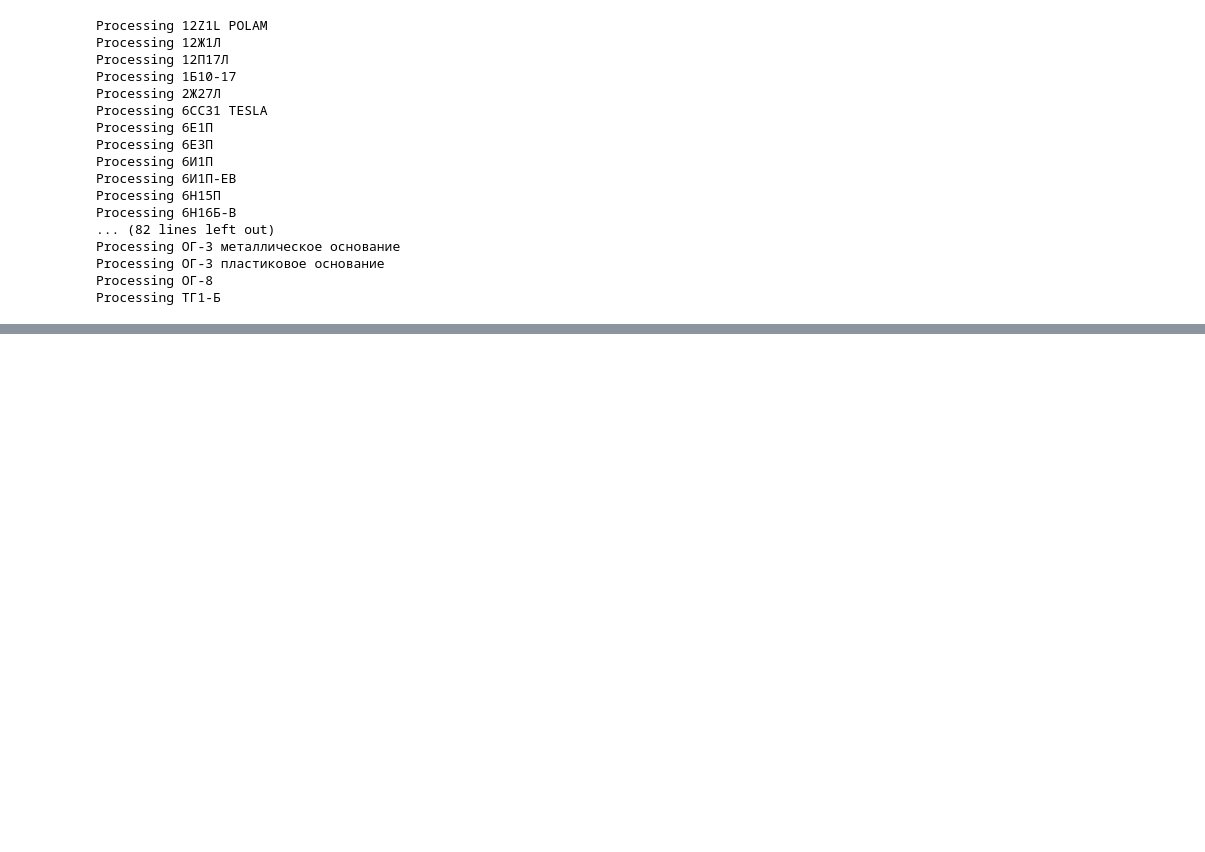
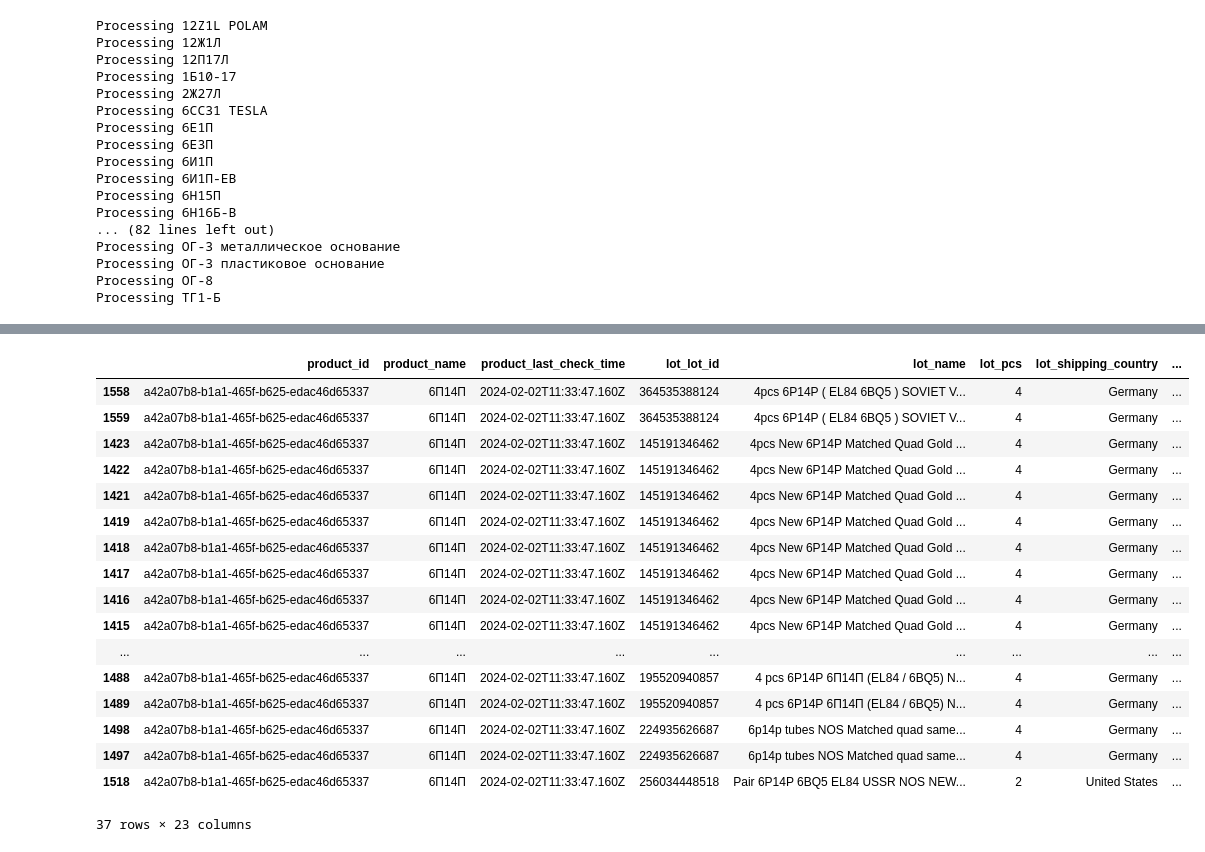
Before and after one commit to artyompetrov/Ebay, a Jupyter notebook: Python/Prices.ipynb, the cells around one changed output, grey strips where cells are left out. Saved outputs shown, nothing was run; the diff lists cells and outputs as text; code cells hidden in the pictures; blank space fills up the shorter version.

```diff
--- a/Python/Prices.ipynb
+++ b/Python/Prices.ipynb
@@ -143,3 +143,24 @@ df_hist.hist('total_price_per_pcs_usd', weights=df_hist.purchase_quantity);
+# %%
+df_hist.sort_values('total_price_per_pcs_usd')
+# %% [output]
+|  | product_id | product_name | product_last_check_time | lot_lot_id | lot_name | lot_pcs | lot_shipping_country | ... |
+| 1558 | a42a07b8-b1a1-465f-b625-edac46d65337 | 6П14П | 2024-02-02T11:33:47.160Z | 364535388124 | 4pcs 6P14P ( EL84 6BQ5 ) SOVIET V... | 4 | Germany | ... |
+| 1559 | a42a07b8-b1a1-465f-b625-edac46d65337 | 6П14П | 2024-02-02T11:33:47.160Z | 364535388124 | 4pcs 6P14P ( EL84 6BQ5 ) SOVIET V... | 4 | Germany | ... |
+| 1423 | a42a07b8-b1a1-465f-b625-edac46d65337 | 6П14П | 2024-02-02T11:33:47.160Z | 145191346462 | 4pcs New 6P14P Matched Quad Gold ... | 4 | Germany | ... |
+| 1422 | a42a07b8-b1a1-465f-b625-edac46d65337 | 6П14П | 2024-02-02T11:33:47.160Z | 145191346462 | 4pcs New 6P14P Matched Quad Gold ... | 4 | Germany | ... |
+| 1421 | a42a07b8-b1a1-465f-b625-edac46d65337 | 6П14П | 2024-02-02T11:33:47.160Z | 145191346462 | 4pcs New 6P14P Matched Quad Gold ... | 4 | Germany | ... |
+| 1419 | a42a07b8-b1a1-465f-b625-edac46d65337 | 6П14П | 2024-02-02T11:33:47.160Z | 145191346462 | 4pcs New 6P14P Matched Quad Gold ... | 4 | Germany | ... |
+| 1418 | a42a07b8-b1a1-465f-b625-edac46d65337 | 6П14П | 2024-02-02T11:33:47.160Z | 145191346462 | 4pcs New 6P14P Matched Quad Gold ... | 4 | Germany | ... |
+| 1417 | a42a07b8-b1a1-465f-b625-edac46d65337 | 6П14П | 2024-02-02T11:33:47.160Z | 145191346462 | 4pcs New 6P14P Matched Quad Gold ... | 4 | Germany | ... |
+| 1416 | a42a07b8-b1a1-465f-b625-edac46d65337 | 6П14П | 2024-02-02T11:33:47.160Z | 145191346462 | 4pcs New 6P14P Matched Quad Gold ... | 4 | Germany | ... |
+| 1415 | a42a07b8-b1a1-465f-b625-edac46d65337 | 6П14П | 2024-02-02T11:33:47.160Z | 145191346462 | 4pcs New 6P14P Matched Quad Gold ... | 4 | Germany | ... |
+| ... | ... | ... | ... | ... | ... | ... | ... | ... |
+| 1488 | a42a07b8-b1a1-465f-b625-edac46d65337 | 6П14П | 2024-02-02T11:33:47.160Z | 195520940857 | 4 pcs 6P14P 6П14П (EL84 / 6BQ5) N... | 4 | Germany | ... |
+| 1489 | a42a07b8-b1a1-465f-b625-edac46d65337 | 6П14П | 2024-02-02T11:33:47.160Z | 195520940857 | 4 pcs 6P14P 6П14П (EL84 / 6BQ5) N... | 4 | Germany | ... |
+| 1498 | a42a07b8-b1a1-465f-b625-edac46d65337 | 6П14П | 2024-02-02T11:33:47.160Z | 224935626687 | 6p14p tubes NOS Matched quad same... | 4 | Germany | ... |
+| 1497 | a42a07b8-b1a1-465f-b625-edac46d65337 | 6П14П | 2024-02-02T11:33:47.160Z | 224935626687 | 6p14p tubes NOS Matched quad same... | 4 | Germany | ... |
+| 1518 | a42a07b8-b1a1-465f-b625-edac46d65337 | 6П14П | 2024-02-02T11:33:47.160Z | 256034448518 | Pair 6P14P 6BQ5 EL84 USSR NOS NEW... | 2 | United States | ... |
+37 rows × 23 columns
 # %%
 df_hist = df[df.lot_manual_condition_id == 'newNotTested']
 df_hist.hist('total_price_per_pcs_usd', weights=df_hist.purchase_quantity);
```
Also changed, not shown: parts of 7 cells of this notebook, 2 other files.
